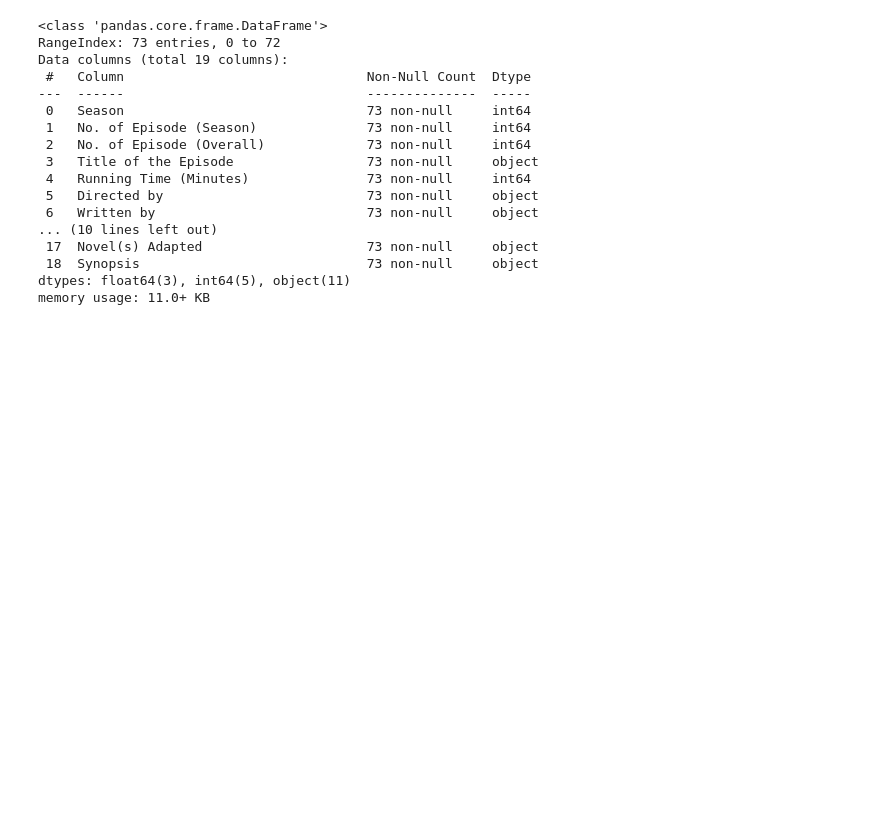
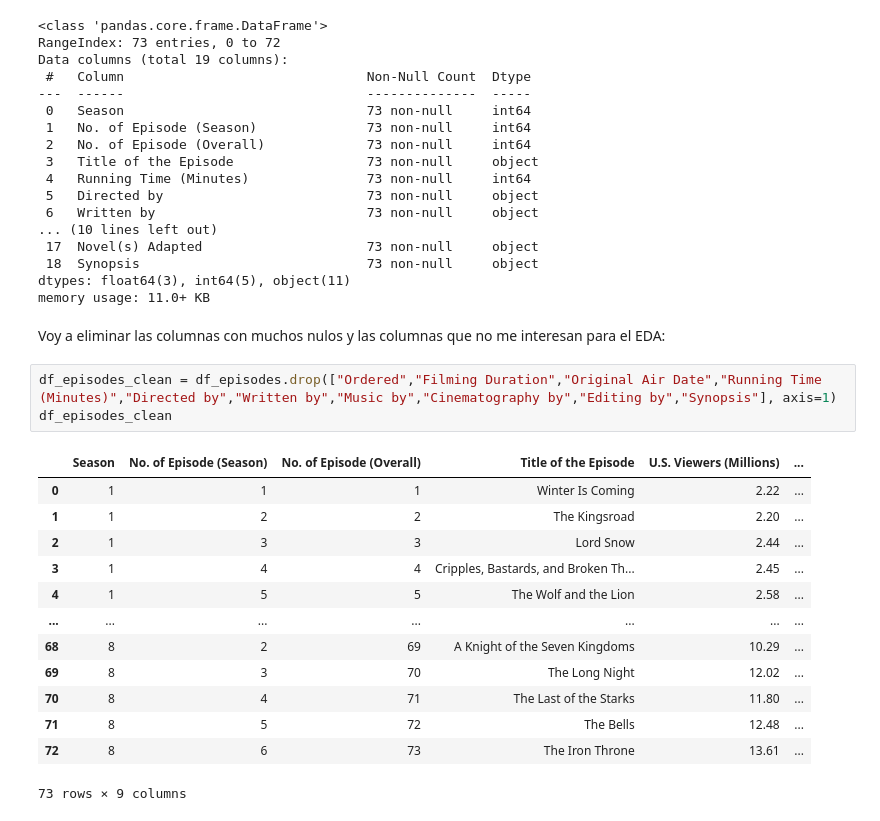
Before and after one commit to NereaLdA/EDA-Game_of_Thrones_, a Jupyter notebook: notebooks/Episodes.ipynb, the cells around one changed output. Saved outputs shown, nothing was run; the diff lists cells and outputs as text; blank space fills up the shorter version.

```diff
--- a/notebooks/Episodes.ipynb
+++ b/notebooks/Episodes.ipynb
@@ -43,3 +49,22 @@ Data columns (total 19 columns):
  18  Synopsis                             73 non-null     object
 dtypes: float64(3), int64(5), object(11)
 memory usage: 11.0+ KB
+# %% [markdown]
+Voy a eliminar las columnas con muchos nulos y las columnas que no me interesan para el EDA:
+# %%
+df_episodes_clean = df_episodes.drop(["Ordered","Filming Duration","Original Air Date","Running Time (Minutes)","Directed by","Written by","Music by","Cinematography by","Editing by","Synopsis"], axis=1)
+df_episodes_clean
+# %% [output]
+|  | Season | No. of Episode (Season) | No. of Episode (Overall) | Title of the Episode | U.S. Viewers (Millions) | ... |
+| 0 | 1 | 1 | 1 | Winter Is Coming | 2.22 | ... |
+| 1 | 1 | 2 | 2 | The Kingsroad | 2.20 | ... |
+| 2 | 1 | 3 | 3 | Lord Snow | 2.44 | ... |
+| 3 | 1 | 4 | 4 | Cripples, Bastards, and Broken Th... | 2.45 | ... |
+| 4 | 1 | 5 | 5 | The Wolf and the Lion | 2.58 | ... |
+| ... | ... | ... | ... | ... | ... | ... |
+| 68 | 8 | 2 | 69 | A Knight of the Seven Kingdoms | 10.29 | ... |
+| 69 | 8 | 3 | 70 | The Long Night | 12.02 | ... |
+| 70 | 8 | 4 | 71 | The Last of the Starks | 11.80 | ... |
+| 71 | 8 | 5 | 72 | The Bells | 12.48 | ... |
+| 72 | 8 | 6 | 73 | The Iron Throne | 13.61 | ... |
+73 rows × 9 columns
```
Also changed, not shown: parts of 20 cells of this notebook, 37 other files.
